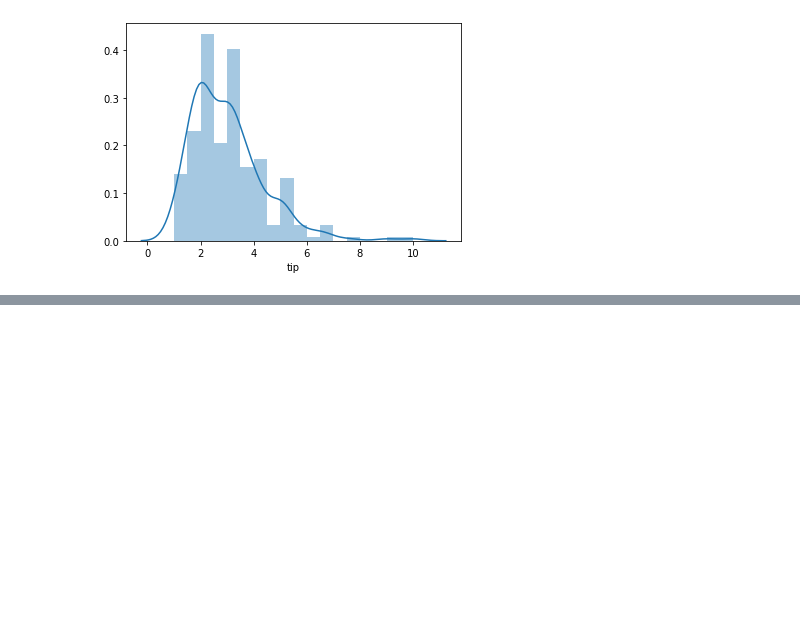
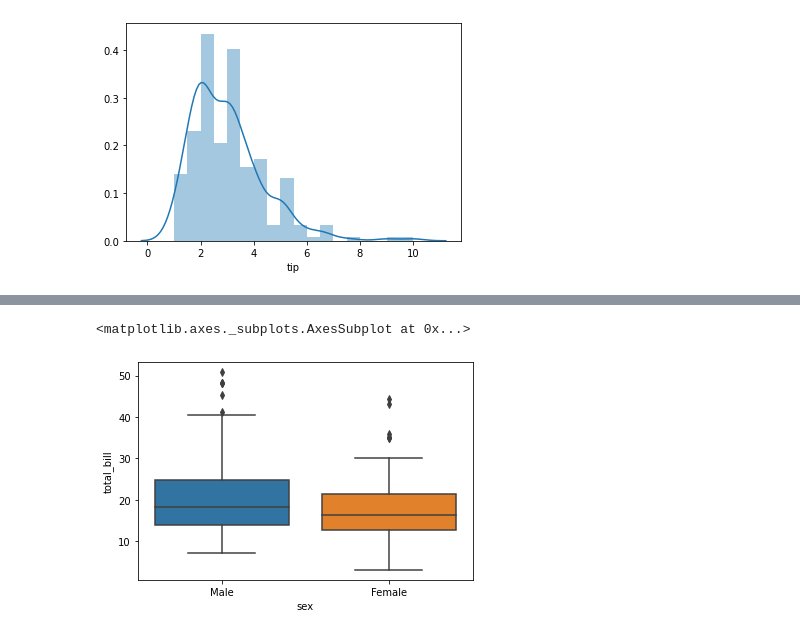
Before and after one commit to Al-Hasib/Visualization, a Jupyter notebook: Seaborn/Seaborn.ipynb, the cells around one changed output, grey strips where cells are left out. Saved outputs shown, nothing was run; the diff lists cells and outputs as text; code cells hidden in the pictures; blank space fills up the shorter version.

```diff
--- a/Seaborn/Seaborn.ipynb
+++ b/Seaborn/Seaborn.ipynb
@@ -48,0 +60,6 @@ sns.distplot(df['tip'])
+# %%
+# boxplot
+sns.boxplot(df['sex'],df['total_bill'])
+# %% [output]
+<matplotlib.axes._subplots.AxesSubplot at 0x...>
+[figure, added]
```
Also changed, not shown: parts of 4 cells of this notebook.
